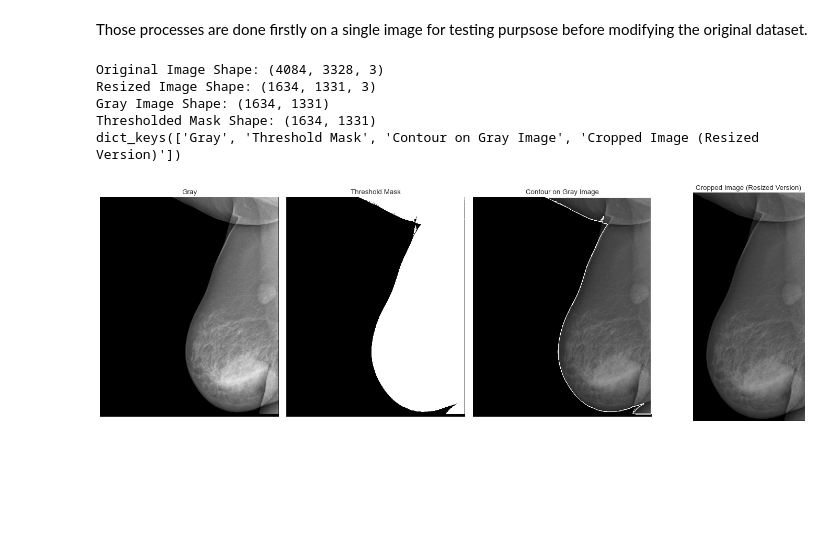
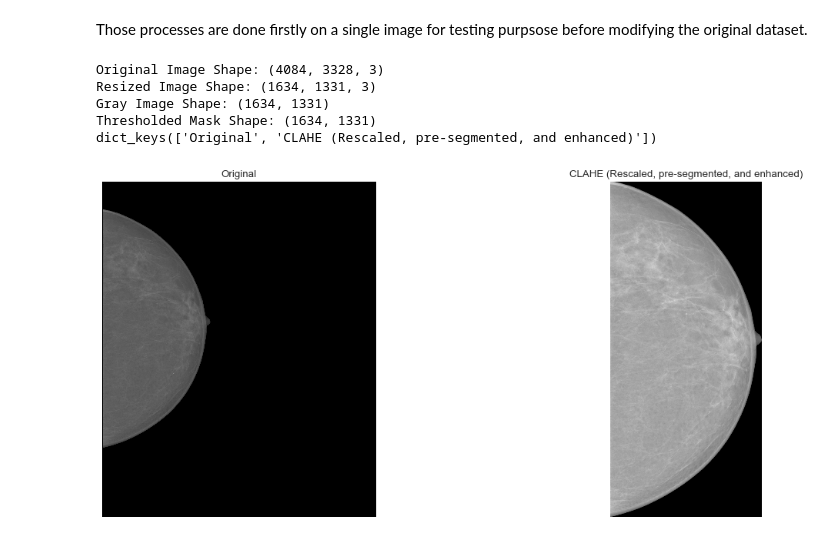
Before and after one commit to abdalrhmanu/breast-mass-detection-and-segmentation-using-multi-scale-morphological-sifting-and-kmeans-clustering, a Jupyter notebook: notebooks/Abdel-Notebook (EDA + Preprocessing).ipynb, the cells around one changed output. Cells and saved outputs as stored; diff of their text form; code cells hidden in the pictures; blank space fills up the shorter version.

Commit message:
finalized preprocessing on a single image

```diff
--- a/notebooks/Abdel-Notebook (EDA + Preprocessing).ipynb
+++ b/notebooks/Abdel-Notebook (EDA + Preprocessing).ipynb
@@ -126,38 +131,54 @@ img_path = os.path.join(dataset_folder_paths[1][1], img_name)
 
 # original image
 img = cv2.imread(
     img_path)
 print(f"Original Image Shape: {img.shape}")
 
 # 1. resizing image with a factor of 4 using INTER_CUBIC (bi-cubic) interpolation
 scale_factor = 0.4
-img_resized = cv2.resize(img, None, fx=scale_factor, fy=scale_factor, interpolation=cv2.INTER_CUBIC)
+img_resized = cv2.resize(img.copy(), None, fx=scale_factor, fy=scale_factor, interpolation=cv2.INTER_CUBIC)
 print(f"Resized Image Shape: {img_resized.shape}")
 
-img_gray = cv2.cvtColor(img_resized, cv2.COLOR_BGR2GRAY)
+img_gray = cv2.cvtColor(img_resized.copy(), cv2.COLOR_BGR2GRAY)
 print(f"Gray Image Shape: {img_gray.shape}")
 
 # 2. Pre-segmenting using thresholding technique and cropping redundant background
 # https://stackoverflow.com/questions/63575738/remove-letter-artifacts-from-mammography-image
 # The first argument is the source image, which should be a grayscale image. The second argument is
 # the threshold value which is used to classify the pixel values. The third argument is the maximum value
 # which is assigned to pixel values exceeding the threshold.
-thresholding_mask = cv2.threshold(img_gray, 30, 255, cv2.THRESH_BINARY)[1]
+thresholding_mask = cv2.threshold(img_gray.copy(), 30, 255, cv2.THRESH_BINARY)[1]
 print(f"Thresholded Mask Shape: {thresholding_mask.shape}")
 
 # To remove redundant image, lets find the contours from the mask we generated
 contours, _ = cv2.findContours(thresholding_mask, cv2.RETR_EXTERNAL, cv2.CHAIN_APPROX_SIMPLE)
 largest_contour = max(contours, key=cv2.contourArea)
 x, y, w, h = cv2.boundingRect(largest_contour)
 contour_image = cv2.drawContours(img_gray.copy(), [largest_contour], -1, (255, 255, 255), 3)
-cropped_image = img_resized[y:y+h, x:x+w]
+cropped_image = img_gray.copy()[y:y+h, x:x+w]
 
-imgs = {"Gray": img_gray, "Threshold Mask": thresholding_mask, "Contour on Gray Image": contour_image, "Cropped Image (Resized Version)": cropped_image}
-plot_figures(imgs, 1, 4)
+
+# 3. Rescale (Normalize) the image to 16-bit unsigned integer (0-65535)
+# Note, clahe expects 8-bit (0-255) not 16 ..
+rescaled_img = cv2.normalize(cropped_image.copy(), None, 0, 255, cv2.NORM_MINMAX)
+
+# 4. Applying CLAHE
+clahe = cv2.createCLAHE(clipLimit=0.01, tileGridSize=(4,4))
+clahe_img = clahe.apply(rescaled_img.copy())
+
+imgs = {
+    "Original": img,
+#     "Threshold Mask": thresholding_mask,
+#     "Contour on Gray Image": contour_image,
+#     "Cropped Image (Grayscale Version)": cropped_image,
+#     "Rescaled 16-bit":rescaled_img,
+    "CLAHE (Rescaled, pre-segmented, and enhanced)": clahe_img
+}
+display.plot_figures(imgs, 1,2)
 # %% [output]
 Original Image Shape: (4084, 3328, 3)
 Resized Image Shape: (1634, 1331, 3)
 Gray Image Shape: (1634, 1331)
 Thresholded Mask Shape: (1634, 1331)
-dict_keys(['Gray', 'Threshold Mask', 'Contour on Gray Image', 'Cropped Image (Resized Version)'])
+dict_keys(['Original', 'CLAHE (Rescaled, pre-segmented, and enhanced)'])
-[figure, old version]
+[figure, new version]
```
Also changed, not shown: parts of 1 cell of this notebook.
